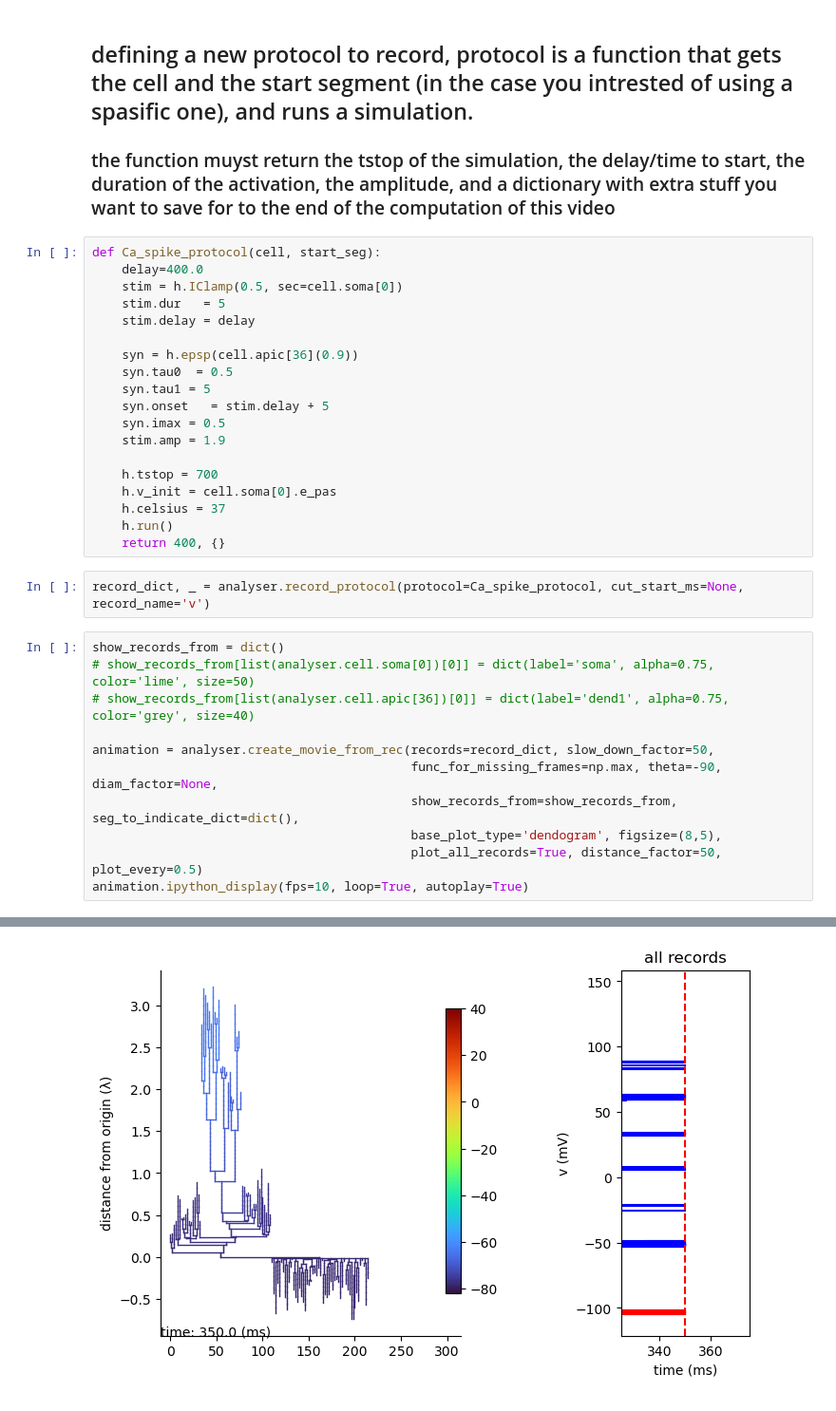
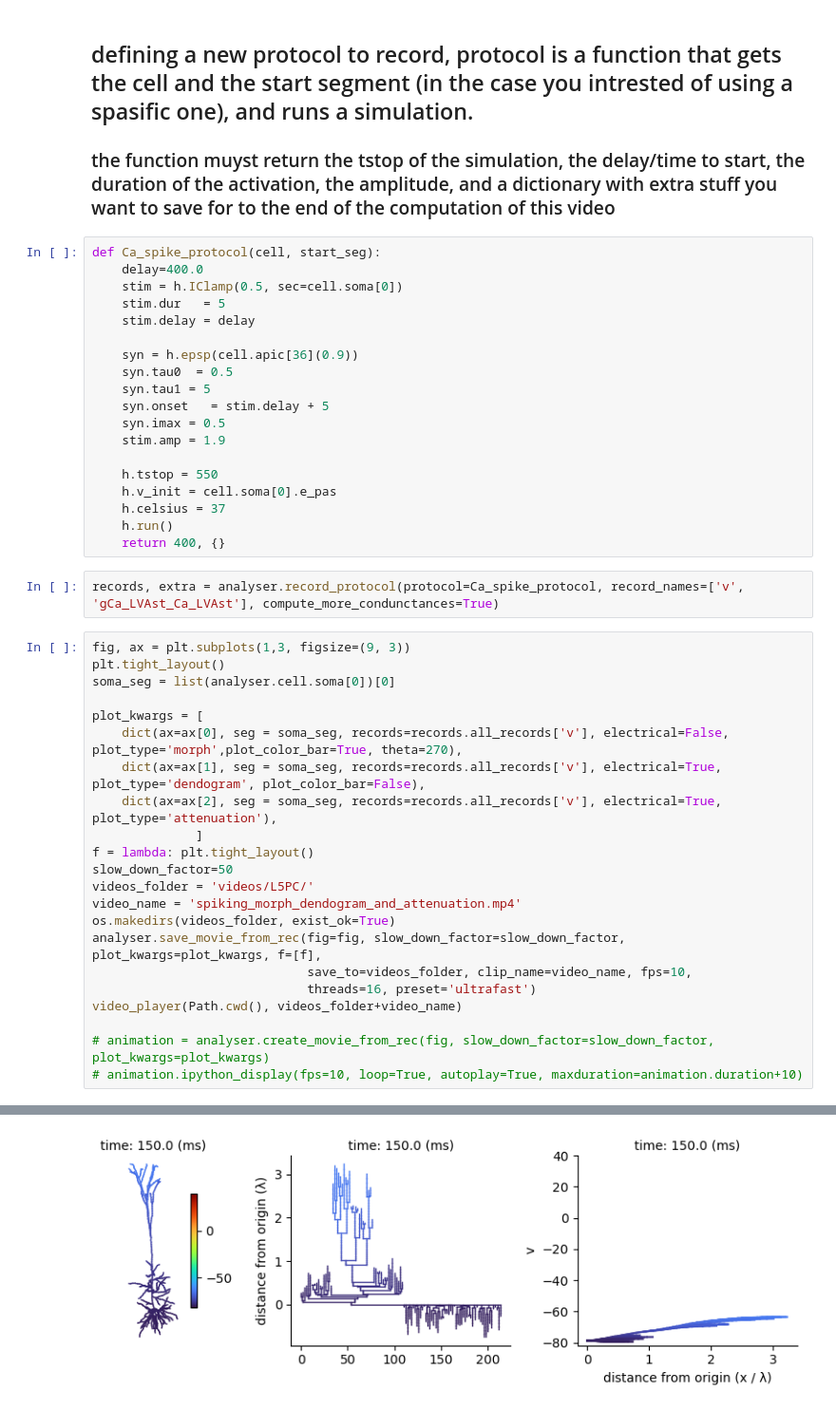
Before and after one commit to YoniLeibner/Neuron_analysis_tool, a Jupyter notebook: Neuron_analysis_tool/example-L5pc.ipynb, the cells around one changed output, grey strips where cells are left out. Shown at 95% size. Saved outputs shown, nothing was run; the diff lists cells and outputs as text.

```diff
--- a/Neuron_analysis_tool/example-L5pc.ipynb
+++ b/Neuron_analysis_tool/example-L5pc.ipynb
@@ -57,22 +59,33 @@ def Ca_spike_protocol(cell, start_seg):
     syn.imax = 0.5
     stim.amp = 1.9
 
-    h.tstop = 700
+    h.tstop = 550
     h.v_init = cell.soma[0].e_pas
     h.celsius = 37
     h.run()
     return 400, {}
 # %%
-record_dict, _ = analyser.record_protocol(protocol=Ca_spike_protocol, cut_start_ms=None, record_name='v')
+records, extra = analyser.record_protocol(protocol=Ca_spike_protocol, record_names=['v', 'gCa_LVAst_Ca_LVAst'], compute_more_condunctances=True)
 # %%
-show_records_from = dict()
-# show_records_from[list(analyser.cell.soma[0])[0]] = dict(label='soma', alpha=0.75, color='lime', size=50)
-# show_records_from[list(analyser.cell.apic[36])[0]] = dict(label='dend1', alpha=0.75, color='grey', size=40)
+fig, ax = plt.subplots(1,3, figsize=(9, 3))
+plt.tight_layout()
+soma_seg = list(analyser.cell.soma[0])[0]
 
-animation = analyser.create_movie_from_rec(records=record_dict, slow_down_factor=50,
-                                           func_for_missing_frames=np.max, theta=-90, diam_factor=None,
-                                           show_records_from=show_records_from, seg_to_indicate_dict=dict(),
-                                           base_plot_type='dendogram', figsize=(8,5),
-                                           plot_all_records=True, distance_factor=50, plot_every=0.5)
-animation.ipython_display(fps=10, loop=True, autoplay=True)
+plot_kwargs = [
+    dict(ax=ax[0], seg = soma_seg, records=records.all_records['v'], electrical=False, plot_type='morph',plot_color_bar=True, theta=270),
+    dict(ax=ax[1], seg = soma_seg, records=records.all_records['v'], electrical=True, plot_type='dendogram', plot_color_bar=False),
+    dict(ax=ax[2], seg = soma_seg, records=records.all_records['v'], electrical=True, plot_type='attenuation'),
+              ]
+f = lambda: plt.tight_layout()
+slow_down_factor=50
+videos_folder = 'videos/L5PC/'
+video_name = 'spiking_morph_dendogram_and_attenuation.mp4'
+os.makedirs(videos_folder, exist_ok=True)
+analyser.save_movie_from_rec(fig=fig, slow_down_factor=slow_down_factor, plot_kwargs=plot_kwargs, f=[f],
+                             save_to=videos_folder, clip_name=video_name, fps=10,
+                             threads=16, preset='ultrafast')
+video_player(Path.cwd(), videos_folder+video_name)
+
+# animation = analyser.create_movie_from_rec(fig, slow_down_factor=slow_down_factor, plot_kwargs=plot_kwargs)
+# animation.ipython_display(fps=10, loop=True, autoplay=True, maxduration=animation.duration+10)
 # %% [output]
@@ -84 +98 @@ Moviepy - video ready __temp__.mp4
-[figure, old version]
+[figure, new version]
```
Also changed, not shown: parts of 18 cells of this notebook, 54 other files.
